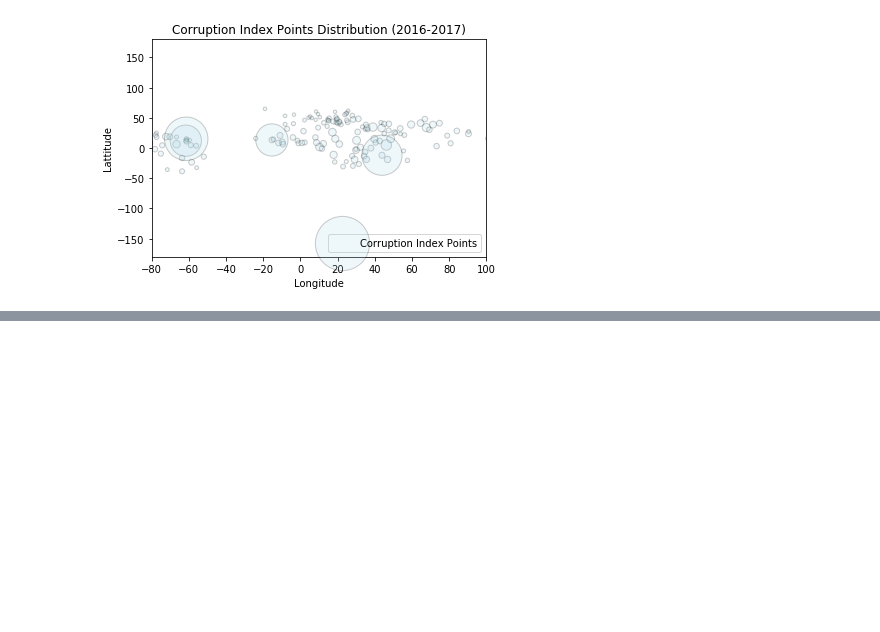
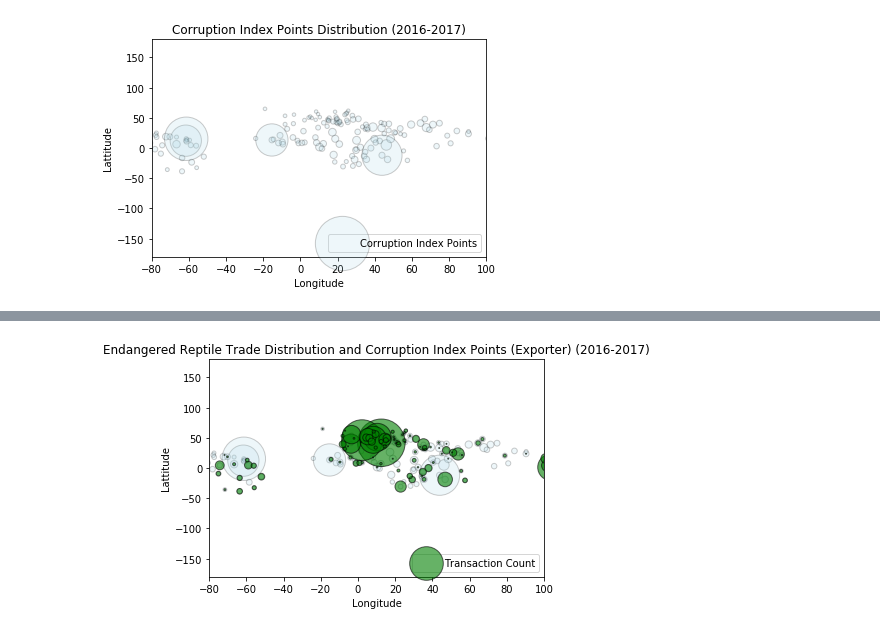
Before and after one commit to EliseLinker/wildlifeproject1, a Jupyter notebook: CITES_Reptile_GZ.ipynb, the cells around one changed output, grey strips where cells are left out. Cells and saved outputs as stored; diff of their text form; code cells hidden in the pictures; blank space fills up the shorter version.

Commit message:
added exporter's plot

```diff
--- a/CITES_Reptile_GZ.ipynb
+++ b/CITES_Reptile_GZ.ipynb
@@ -213,6 +213,7 @@ nulldict
 # %%
 #######################################################
 endangered_df=[]
+endangered_exp_df=[]
 #endangered species : App.=I
 endangered_df=deduped_df.loc[(deduped_df['App.']=='I') ]#| (deduped_df['App.']=='II')]# & ((deduped_df['Purpose']=='T') | (deduped_df['Purpose']=='H'),]
 #Commecial, Hunting Trophy usage : Purpose in 'T', 'H'
@@ -224,7 +225,10 @@ endangered_df= endangered_df.loc[(endangered_df['Class']=='Reptilia') ]#& (endan
 endangered_df.groupby(['Term']).size().reset_index()
 
 lanlon_df = pd.read_excel('country_lat_lon.xlsx')
+endangered_exp_df=endangered_df
 endangered_df=endangered_df.merge(lanlon_df, left_on='Importer', right_on='Country', how='left')
+
+#endangered_exp_df=endangered_df.merge(lanlon_df, left_on='Exporter', right_on='Country', how='left')
 
 croco_bycountry_df=pd.DataFrame()
 croco_bycountry_df2=pd.DataFrame()
@@ -297,3 +301,6 @@ plt.savefig("corrupt_latlon.png")
 plt.show()
 # %% [output]
 [figure]
+# %%
+endangered_exp_df=endangered_exp_df.merge(lanlon_df, left_on='Exporter', right_on='Country', how='left')
+endangered_exp_df.head()
@@ -299,0 +315,29 @@ plt.show()
+# %%
+croco_bycountry_expo_df=pd.DataFrame()
+croco_bycountry_expo_df2=pd.DataFrame()
+croco_bycountry_expo_df['trancount']=endangered_exp_df.groupby(['Exporter','Lattitude','Longitude'])['Order'].count().sort_values(ascending=False)
+croco_bycountry_expo_df.reset_index(inplace=True)
+# %%
+#create the plot
+x_axis = corruption_df["Longitude"]
+data = corruption_df["Lattitude"]
+size = (100/corruption_df["Corruption Index Points"])*10
+croco_handle= plt.scatter(x_axis, data, marker='o', facecolors="lightblue", edgecolors="black", s=size, alpha=0.20)
+plt.ylim(-180, 180)
+plt.xlim(-80, 100)
+
+x_axis = croco_bycountry_expo_df["Longitude"]
+data = croco_bycountry_expo_df["Lattitude"]
+size = croco_bycountry_expo_df["trancount"]
+croco_expo_handle= plt.scatter(x_axis, data, marker='o', facecolors="green", edgecolors="black", s=size, alpha=0.60)
+plt.ylim(-180, 180)
+plt.xlim(-80, 100)
+
+plt.xlabel("Longitude")
+plt.ylabel("Lattitude")
+plt.title("Endangered Reptile Trade Distribution and Corruption Index Points (Exporter) (2016-2017)")
+plt.legend(handles=[croco_expo_handle], loc="lower right" ).get_texts()[0].set_text('Transaction Count')
+plt.savefig("reptile_trans_corrupt_latlon_expo.png")
+plt.show()
+# %% [output]
+[figure, added]
```
Also changed, not shown: parts of 1 cell of this notebook.
